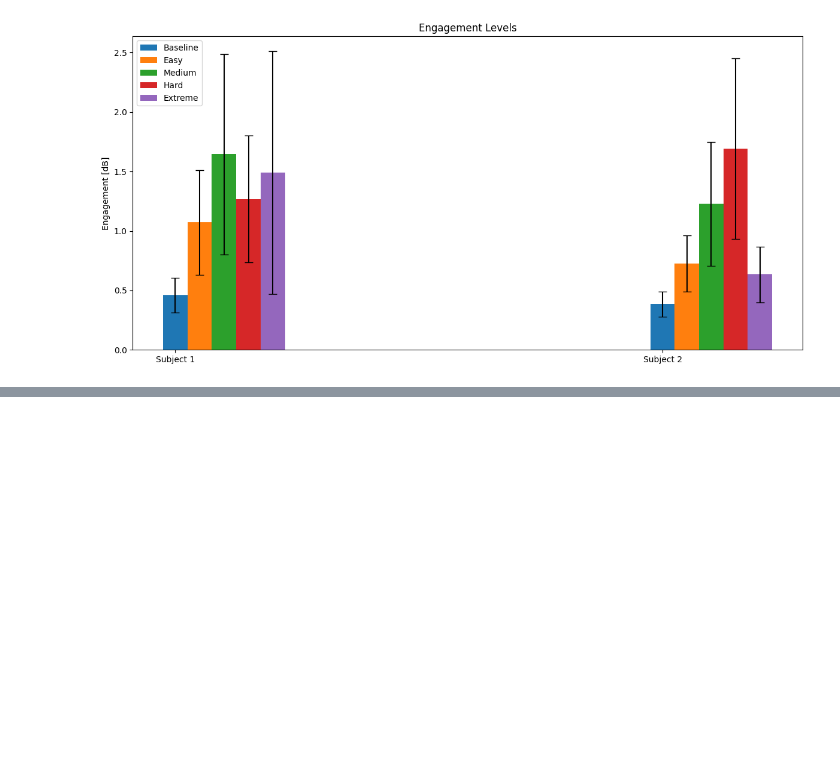
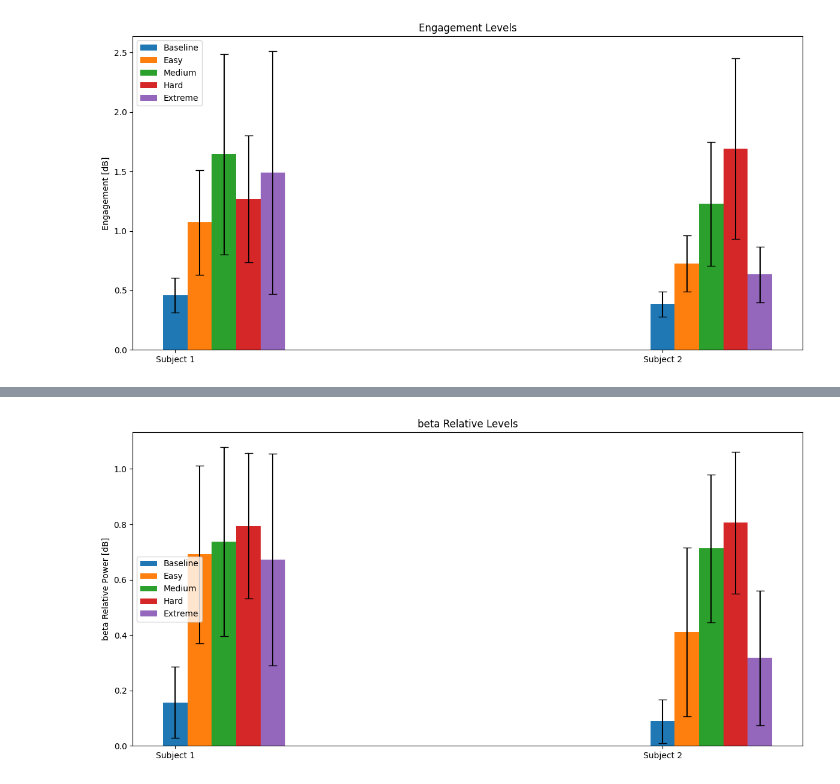
Before and after one commit to aaronjuma/EEGMario, a Jupyter notebook: Analysis/visualization.ipynb, the cells around one changed output, grey strips where cells are left out. Saved outputs shown, nothing was run; the diff lists cells and outputs as text; code cells hidden in the pictures; blank space fills up the shorter version.

```diff
--- a/Analysis/visualization.ipynb
+++ b/Analysis/visualization.ipynb
@@ -188,0 +321,4 @@ plot_engagement(baseline, easy, medium, hard, extreme)
+# %%
+plot_relative("beta", relative_data)
+# %% [output]
+[figure, added]
```
Also changed, not shown: parts of 8 cells of this notebook.
